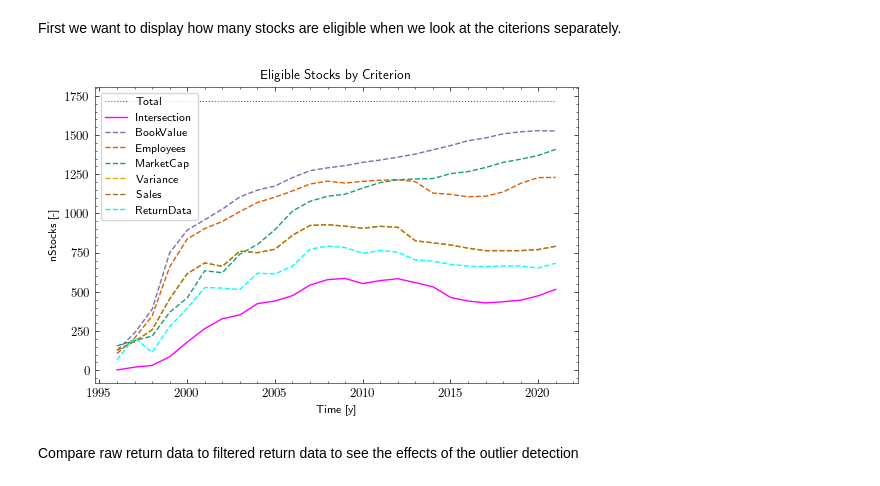
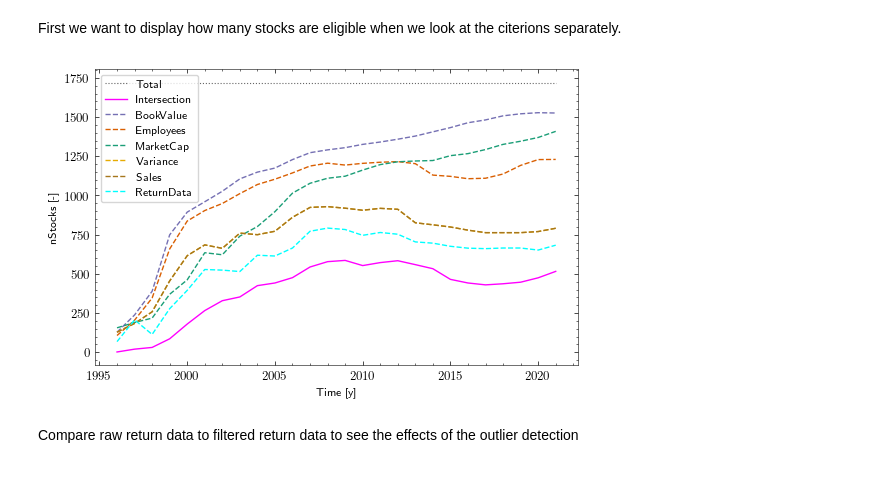
Before and after one commit to Mov0/FDS_Smart_Betas, a Jupyter notebook: 4_Figures.ipynb, the cells around one changed output. Drawn from its saved outputs; the diff is of its cells as text; code cells hidden in the pictures.

```diff
--- a/4_Figures.ipynb
+++ b/4_Figures.ipynb
@@ -90,27 +90,27 @@ for ric in df_market_cap.index:
 # %%
 # Plot number of eligible stocks by criterion
 
 fig = plt.figure(figsize = (fig_width, fig_height))
 
 plt.plot(x, y_Ref, label="Total", color= colors[7], linestyle="dotted", linewidth=0.8)
 plt.plot(x, y_EL, label="Intersection", color = "magenta")
 plt.plot(x, y_BV, label="BookValue", color = colors[2], linestyle="dashed")
 plt.plot(x, y_EMP, label="Employees", color = colors[1], linestyle="dashed")
 plt.plot(x, y_MC, label="MarketCap", color = colors[0], linestyle="dashed")
 plt.plot(x, y_VAR, label="Variance", color = colors[5], linestyle="dashed")
 plt.plot(x, y_SAL, label="Sales", color = colors[6], linestyle="dashed")
 plt.plot(x, y_RT, label="ReturnData", color = "cyan", linestyle="dashed")
 
 
-plt.title("Eligible Stocks by Criterion")
+# plt.title("Eligible Stocks by Criterion")
 plt.xlabel("Time [y]")
 plt.ylabel("nStocks [-]")
 plt.legend(loc="best")
 
 plt.savefig('Figures/nStocks.png', pad_inches = .1, bbox_inches = 'tight', dpi=DPI)
 plt.savefig('Figures/nStocks.pdf', pad_inches = .1, bbox_inches = 'tight')
 # %% [output]
-[figure, old version]
+[figure, new version]
 # %% [markdown]
 Compare raw return data to filtered return data to see the effects of the outlier detection
 # %%
```
Also changed, not shown: parts of 7 cells of this notebook, 33 other files.
